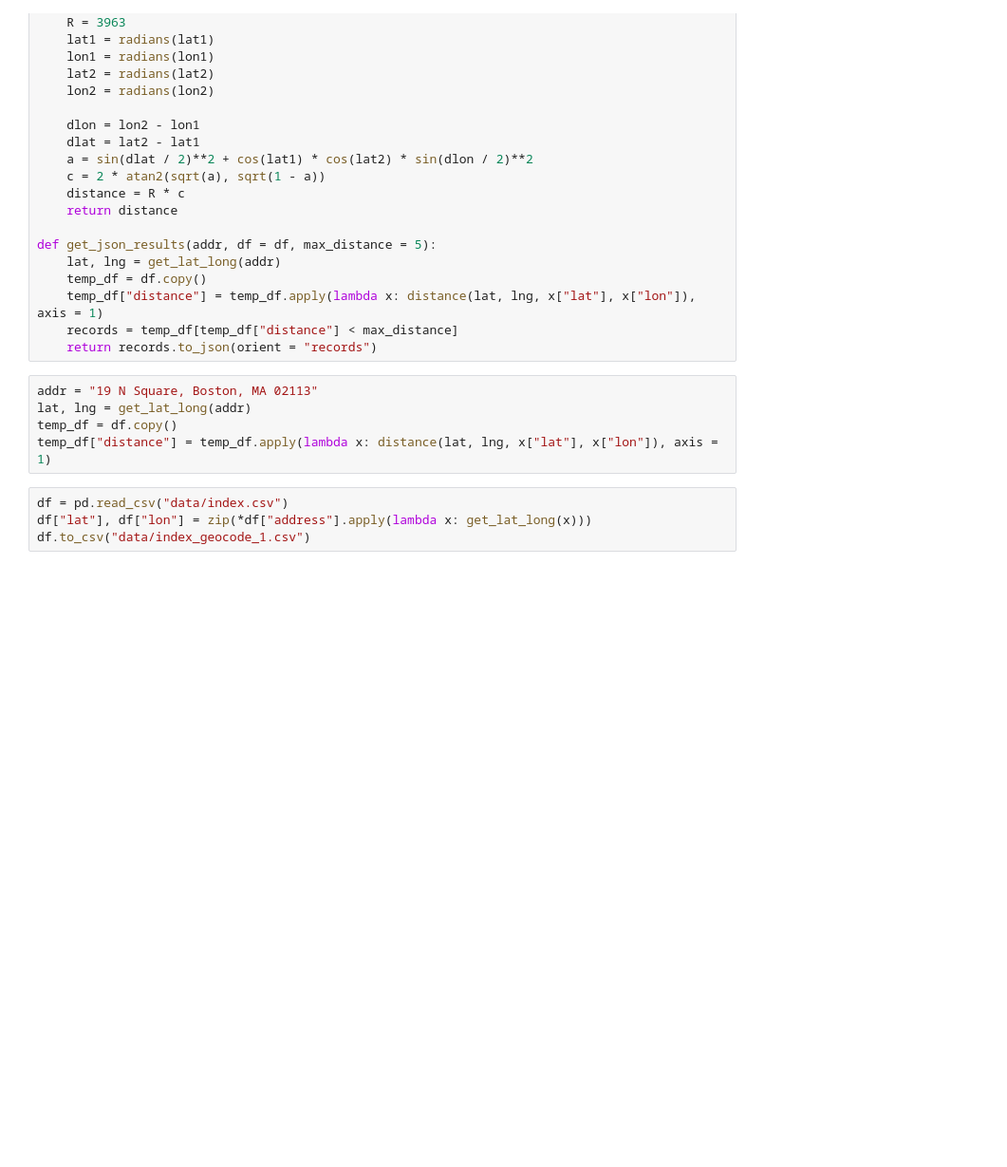
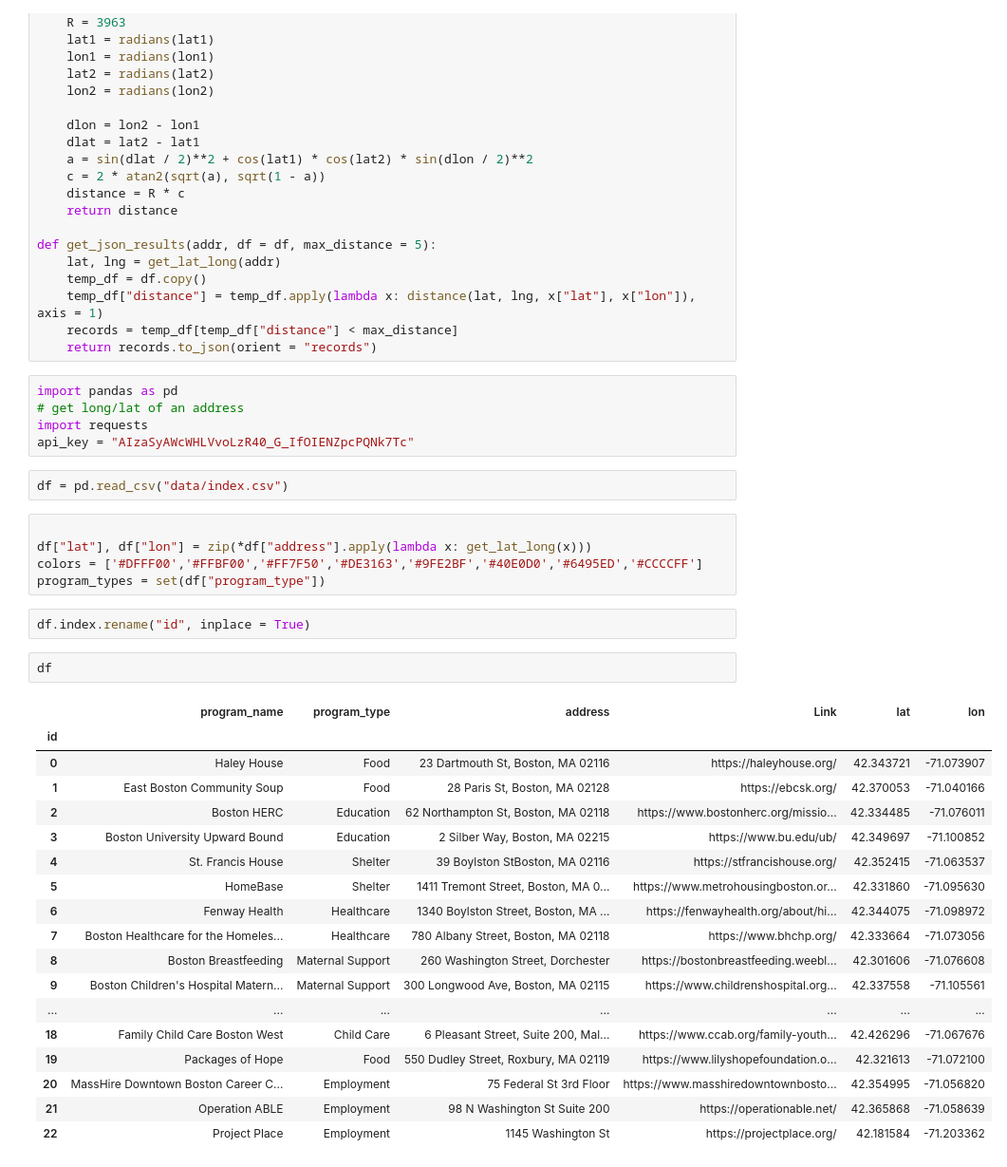
Before and after one commit to XinyuP/Access_Assist, a Jupyter notebook: preprocessing.ipynb, the cells around one changed output. Shown: that part at 95% size. Cells and saved outputs as stored; diff of their text form; blank space fills up the shorter version.

Commit message:
updated data

```diff
--- a/preprocessing.ipynb
+++ b/preprocessing.ipynb
@@ -148,12 +148,38 @@ def get_json_results(addr, df = df, max_distance = 5):
     temp_df["distance"] = temp_df.apply(lambda x: distance(lat, lng, x["lat"], x["lon"]), axis = 1)
     records = temp_df[temp_df["distance"] < max_distance]
     return records.to_json(orient = "records")
-# %%
-addr = "19 N Square, Boston, MA 02113"
-lat, lng = get_lat_long(addr)
-temp_df = df.copy()
-temp_df["distance"] = temp_df.apply(lambda x: distance(lat, lng, x["lat"], x["lon"]), axis = 1)
+# %%
+import pandas as pd
+# get long/lat of an address
+import requests
+api_key = "AIzaSyAWcWHLVvoLzR40_G_IfOIENZpcPQNk7Tc"
+# %%
+df = pd.read_csv("data/index.csv")
 # %%
-df = pd.read_csv("data/index.csv")
+
 df["lat"], df["lon"] = zip(*df["address"].apply(lambda x: get_lat_long(x)))
-df.to_csv("data/index_geocode_1.csv")
+colors = ['#DFFF00','#FFBF00','#FF7F50','#DE3163','#9FE2BF','#40E0D0','#6495ED','#CCCCFF']
+program_types = set(df["program_type"])
+# %%
+df.index.rename("id", inplace = True)
+# %%
+df
+# %% [output]
+|  | program_name | program_type | address | Link | lat | lon |
+| id |  |  |  |  |  |  |
+| 0 | Haley House | Food | 23 Dartmouth St, Boston, MA 02116 | https://haleyhouse.org/ | 42.343721 | -71.073907 |
+| 1 | East Boston Community Soup | Food | 28 Paris St, Boston, MA 02128 | https://ebcsk.org/ | 42.370053 | -71.040166 |
+| 2 | Boston HERC | Education | 62 Northampton St, Boston, MA 02118 | https://www.bostonherc.org/missio... | 42.334485 | -71.076011 |
+| 3 | Boston University Upward Bound | Education | 2 Silber Way, Boston, MA 02215 | https://www.bu.edu/ub/ | 42.349697 | -71.100852 |
+| 4 | St. Francis House | Shelter | 39 Boylston StBoston, MA 02116 | https://stfrancishouse.org/ | 42.352415 | -71.063537 |
+| 5 | HomeBase | Shelter | 1411 Tremont Street, Boston, MA 0... | https://www.metrohousingboston.or... | 42.331860 | -71.095630 |
+| 6 | Fenway Health | Healthcare | 1340 Boylston Street, Boston, MA ... | https://fenwayhealth.org/about/hi... | 42.344075 | -71.098972 |
+| 7 | Boston Healthcare for the Homeles... | Healthcare | 780 Albany Street, Boston, MA 02118 | https://www.bhchp.org/ | 42.333664 | -71.073056 |
+| 8 | Boston Breastfeeding | Maternal Support | 260 Washington Street, Dorchester | https://bostonbreastfeeding.weebl... | 42.301606 | -71.076608 |
+| 9 | Boston Children's Hospital Matern... | Maternal Support | 300 Longwood Ave, Boston, MA 02115 | https://www.childrenshospital.org... | 42.337558 | -71.105561 |
+| ... | ... | ... | ... | ... | ... | ... |
+| 18 | Family Child Care Boston West | Child Care | 6 Pleasant Street, Suite 200, Mal... | https://www.ccab.org/family-youth... | 42.426296 | -71.067676 |
+| 19 | Packages of Hope | Food | 550 Dudley Street, Roxbury, MA 02119 | https://www.lilyshopefoundation.o... | 42.321613 | -71.072100 |
+| 20 | MassHire Downtown Boston Career C... | Employment | 75 Federal St 3rd Floor | https://www.masshiredowntownbosto... | 42.354995 | -71.056820 |
+| 21 | Operation ABLE | Employment | 98 N Washington St Suite 200 | https://operationable.net/ | 42.365868 | -71.058639 |
+| 22 | Project Place | Employment | 1145 Washington St | https://projectplace.org/ | 42.181584 | -71.203362 |
```
Also changed, not shown: parts of 2 cells of this notebook, 7 other files.
